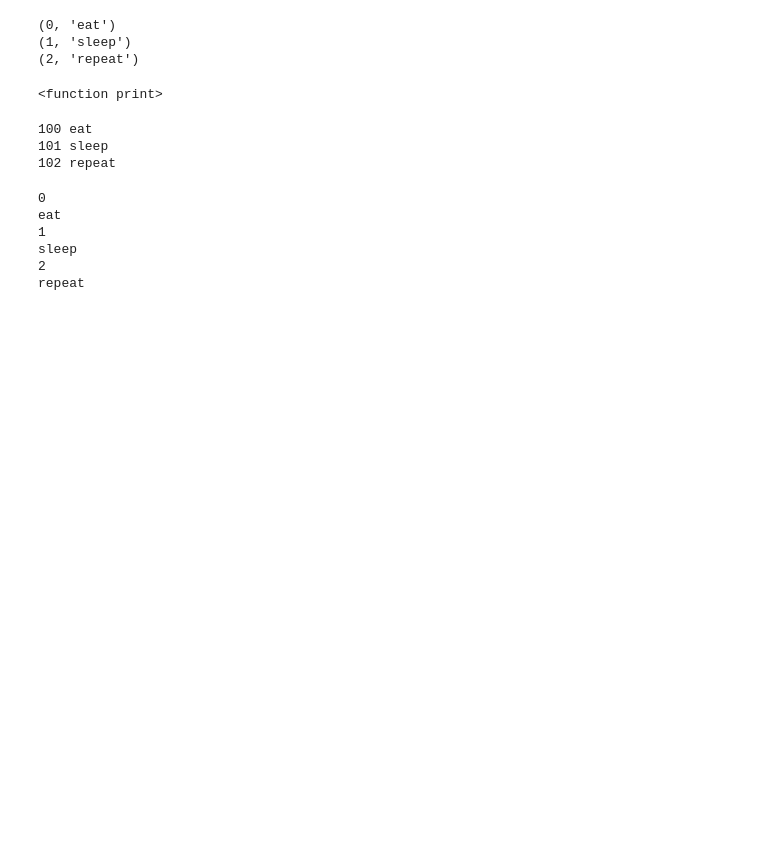
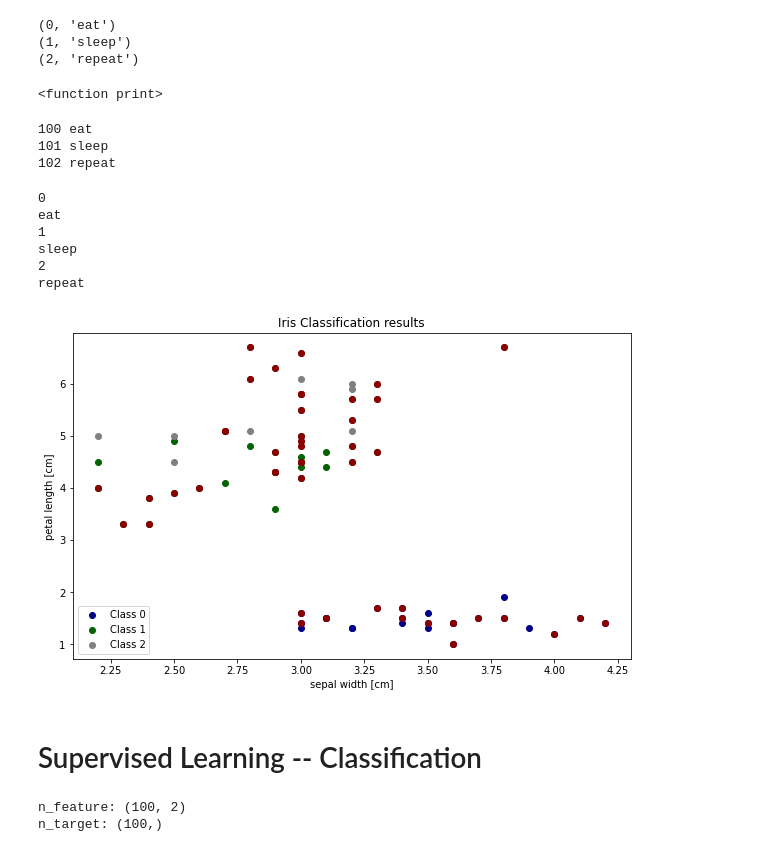
Before and after one commit to Mahrokh-Eb/Machine-Learning-With-Python, a Jupyter notebook: 3_3_skitlearn_Digit.ipynb, the cells around one changed output. Drawn from its saved outputs; the diff is of its cells as text; code cells hidden in the pictures; blank space fills up the shorter version.

```diff
--- a/3_3_skitlearn_Digit.ipynb
+++ b/3_3_skitlearn_Digit.ipynb
@@ -138,6 +138,7 @@ print('sample correctly classified')
 print(np.where(y_pred == y_train)[0])
 
 print('sample incorrectly classified')
+incorrect_idx = np.where(y_pred != y_train)[0]
 print(np.where(y_pred != y_train)[0])
 # %% [output]
 sample correctly classified
@@ -180,3 +181,32 @@ eat
 sleep
 2
 repeat
+# %%
+# Plot two dimensions
+plt.figure(figsize=(10, 6))
+colors = ["darkblue", "darkgreen", "gray"]
+
+for n, color in enumerate(colors):
+    idx = np.where(y_test == n)[0]
+    plt.scatter(X_test[idx, 1], X_test[idx, 2], color=color, label="Class %s" % str(n))
+
+plt.scatter(X_test[incorrect_idx, 1], X_test[incorrect_idx, 2], color="darkred")
+
+plt.xlabel('sepal width [cm]')
+plt.ylabel('petal length [cm]')
+plt.legend(loc=3)
+plt.title("Iris Classification results")
+plt.show()
+# %% [output]
+[figure, added]
+# %% [markdown]
+# Supervised Learning -- Classification
+# %%
+from sklearn.datasets import make_blobs
+
+X, y = make_blobs(centers=2, random_state=0)
+print('n_feature:', X.shape)
+print('n_target:', y.shape)
+# %% [output]
+n_feature: (100, 2)
+n_target: (100,)
```
Also changed, not shown: parts of 12 cells of this notebook.
